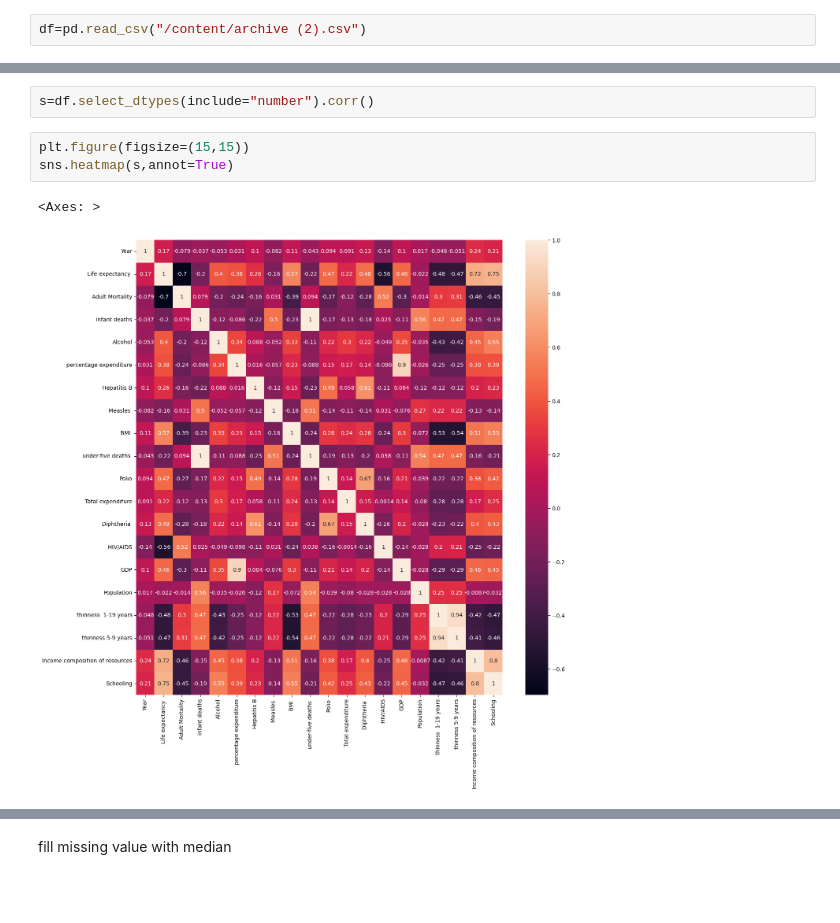
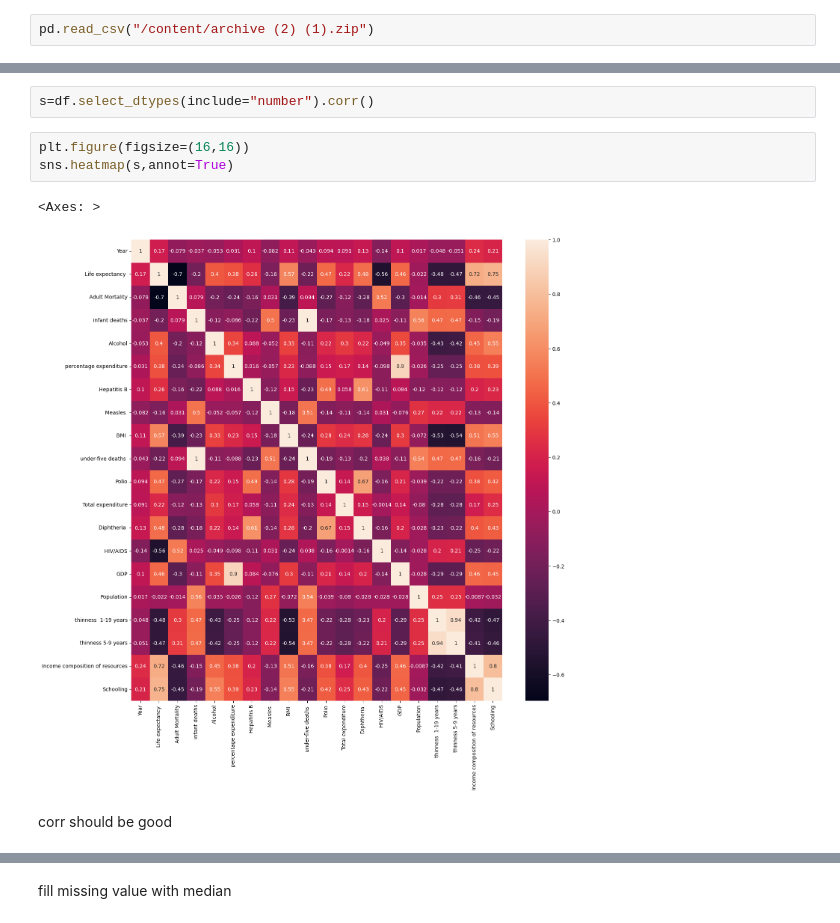
Before and after one commit to TSravani733/Assignment_1, a Jupyter notebook: internship_EDA.ipynb, the cells around one changed output, grey strips where cells are left out. Saved outputs shown, nothing was run; the diff lists cells and outputs as text; blank space fills up the shorter version.

```diff
--- a/internship_EDA.ipynb
+++ b/internship_EDA.ipynb
@@ -28,2 +32,2 @@ import matplotlib.pyplot as plt
 # %%
-df=pd.read_csv("/content/archive (2).csv")
+pd.read_csv("/content/archive (2) (1).zip")
@@ -293,8 +348,10 @@ df.select_dtypes(include="number").corr()
 # %%
 s=df.select_dtypes(include="number").corr()
 # %%
-plt.figure(figsize=(15,15))
+plt.figure(figsize=(16,16))
 sns.heatmap(s,annot=True)
 # %% [output]
 <Axes: >
-[figure, old version]
+[figure, new version]
+# %% [markdown]
+ corr should be good
```
Also changed, not shown: parts of 47 cells of this notebook.
